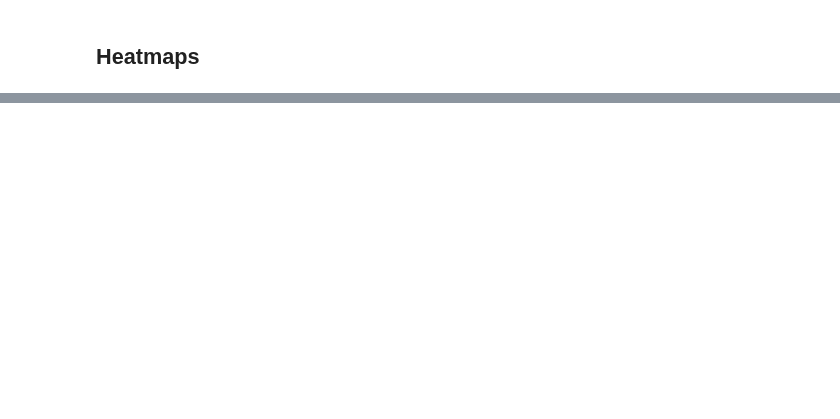
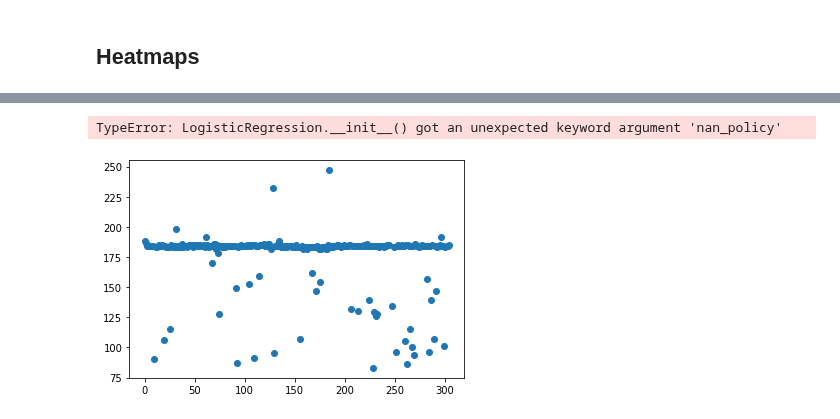
Before and after one commit to siddharth-r-tiwari/diversity_data, a Jupyter notebook: scripts.ipynb, the cells around one changed output, grey strips where cells are left out. Drawn from its saved outputs; the diff is of its cells as text; code cells hidden in the pictures; blank space fills up the shorter version.

```diff
--- a/scripts.ipynb
+++ b/scripts.ipynb
@@ -36,0 +96,40 @@ for i in locations:
+# %%
+striatal_region = 3
+
+# Get the values for the selected striatal region
+values = thresh[:, striatal_region]
+
+# Create an array of trial indices
+trials = np.arange(len(values))
+
+# Plot the values
+plt.plot(trials, values, 'o', label='Threshold values')
+
+# Fit a logistic regression model
+# Create the logistic regression model
+logreg = LogisticRegression(nan_policy='omit')
+
+# Fit the model to your data
+logreg.fit(X, y)
+model.fit(trials.reshape(-1, 1), values)
+
+# Generate predictions using the logistic regression model
+predictions = model.predict(trials.reshape(-1, 1))
+
+# Plot the logistic regression line
+plt.plot(trials, predictions, label='Logistic Regression')
+
+# Set the x-axis label
+plt.xlabel('Trials')
+
+# Set the y-axis label
+plt.ylabel('Threshold values')
+
+# Add a legend
+plt.legend()
+
+# Show the plot
+plt.show()
+# %% [output]
+TypeError: LogisticRegression.__init__() got an unexpected keyword argument 'nan_policy'
+[figure, added]
```
Also changed, not shown: parts of 13 cells of this notebook, 12 other files.
